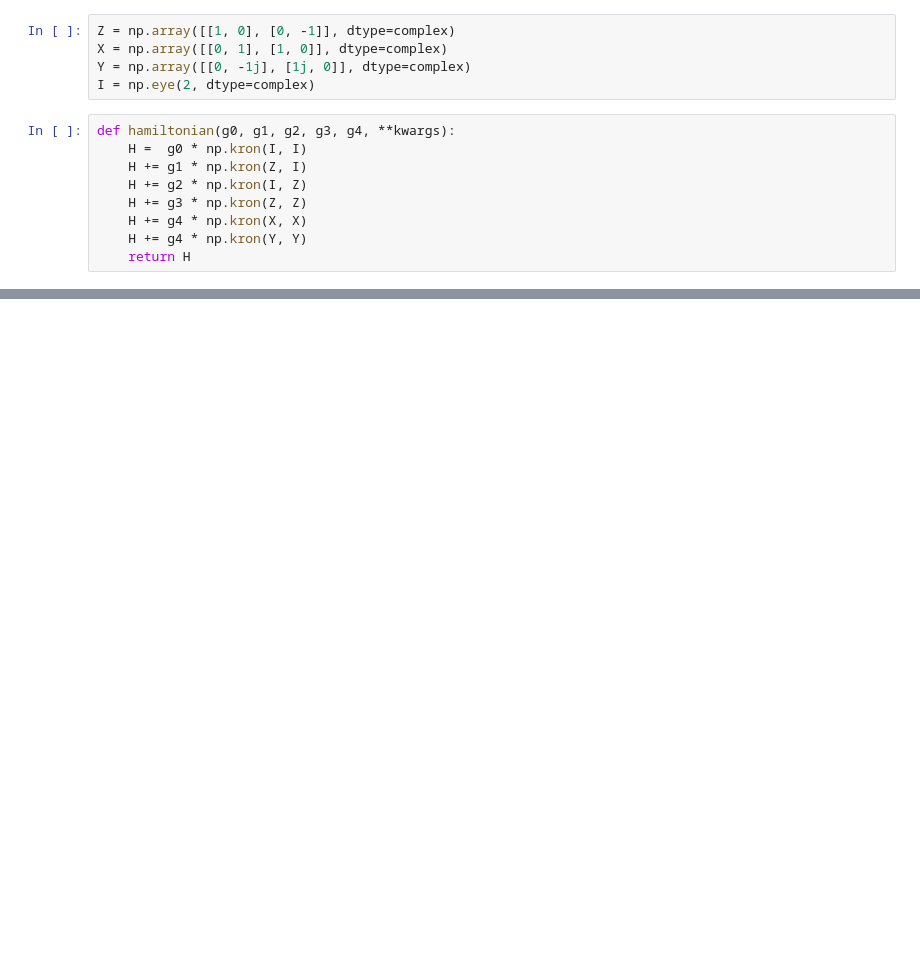
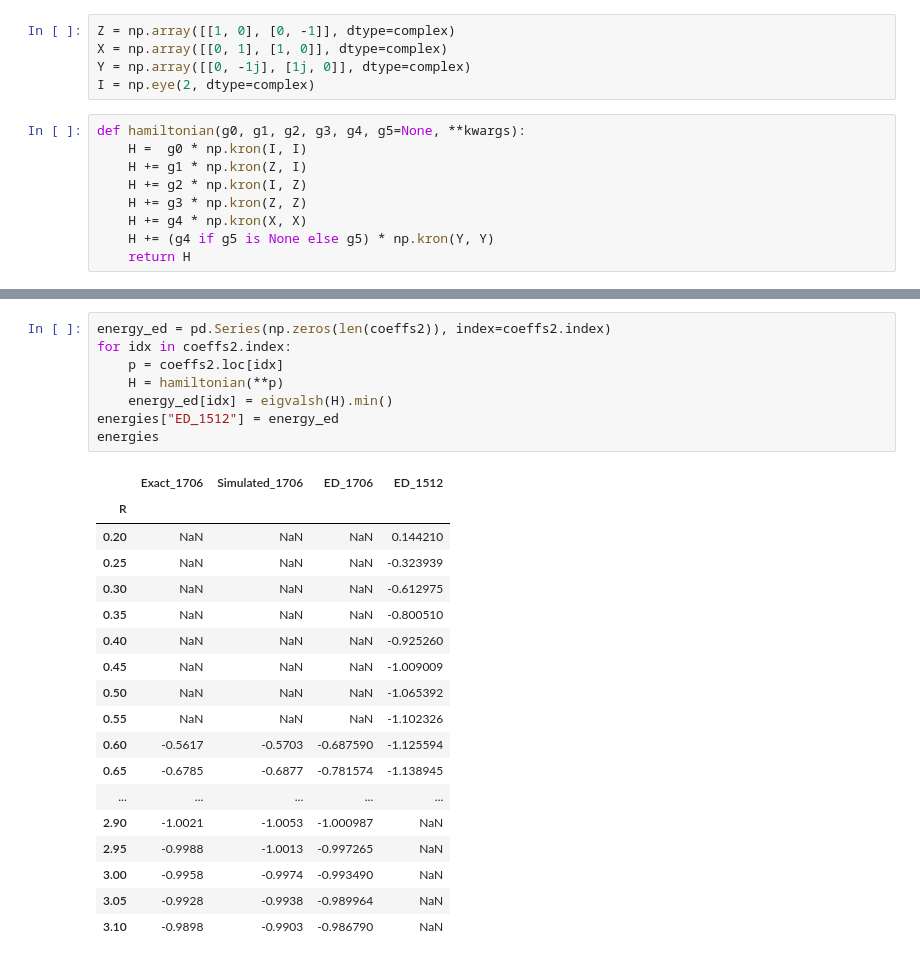
Before and after one commit to CDL-Quantum/CohortProject_2020, a Jupyter notebook: Electronic_Ising/H2_Quantum_Ising.ipynb, the cells around one changed output, grey strips where cells are left out. Saved outputs shown, nothing was run; the diff lists cells and outputs as text; blank space fills up the shorter version.

```diff
--- a/Electronic_Ising/H2_Quantum_Ising.ipynb
+++ b/Electronic_Ising/H2_Quantum_Ising.ipynb
@@ -8,11 +8,11 @@ X = np.array([[0, 1], [1, 0]], dtype=complex)
 Y = np.array([[0, -1j], [1j, 0]], dtype=complex)
 I = np.eye(2, dtype=complex)
 # %%
-def hamiltonian(g0, g1, g2, g3, g4, **kwargs):
+def hamiltonian(g0, g1, g2, g3, g4, g5=None, **kwargs):
     H =  g0 * np.kron(I, I)
     H += g1 * np.kron(Z, I)
     H += g2 * np.kron(I, Z)
     H += g3 * np.kron(Z, Z)
     H += g4 * np.kron(X, X)
-    H += g4 * np.kron(Y, Y)
+    H += (g4 if g5 is None else g5) * np.kron(Y, Y)
     return H
@@ -49,0 +34,27 @@ R =  3.05
+# %%
+energy_ed = pd.Series(np.zeros(len(coeffs2)), index=coeffs2.index)
+for idx in coeffs2.index:
+    p = coeffs2.loc[idx]
+    H = hamiltonian(**p)
+    energy_ed[idx] = eigvalsh(H).min()
+energies["ED_1512"] = energy_ed
+energies
+# %% [output]
+|  | Exact_1706 | Simulated_1706 | ED_1706 | ED_1512 |
+| R |  |  |  |  |
+| 0.20 | NaN | NaN | NaN | 0.144210 |
+| 0.25 | NaN | NaN | NaN | -0.323939 |
+| 0.30 | NaN | NaN | NaN | -0.612975 |
+| 0.35 | NaN | NaN | NaN | -0.800510 |
+| 0.40 | NaN | NaN | NaN | -0.925260 |
+| 0.45 | NaN | NaN | NaN | -1.009009 |
+| 0.50 | NaN | NaN | NaN | -1.065392 |
+| 0.55 | NaN | NaN | NaN | -1.102326 |
+| 0.60 | -0.5617 | -0.5703 | -0.687590 | -1.125594 |
+| 0.65 | -0.6785 | -0.6877 | -0.781574 | -1.138945 |
+| ... | ... | ... | ... | ... |
+| 2.90 | -1.0021 | -1.0053 | -1.000987 | NaN |
+| 2.95 | -0.9988 | -1.0013 | -0.997265 | NaN |
+| 3.00 | -0.9958 | -0.9974 | -0.993490 | NaN |
+| 3.05 | -0.9928 | -0.9938 | -0.989964 | NaN |
+| 3.10 | -0.9898 | -0.9903 | -0.986790 | NaN |
```
Also changed, not shown: parts of 6 cells of this notebook, 1 other file.
